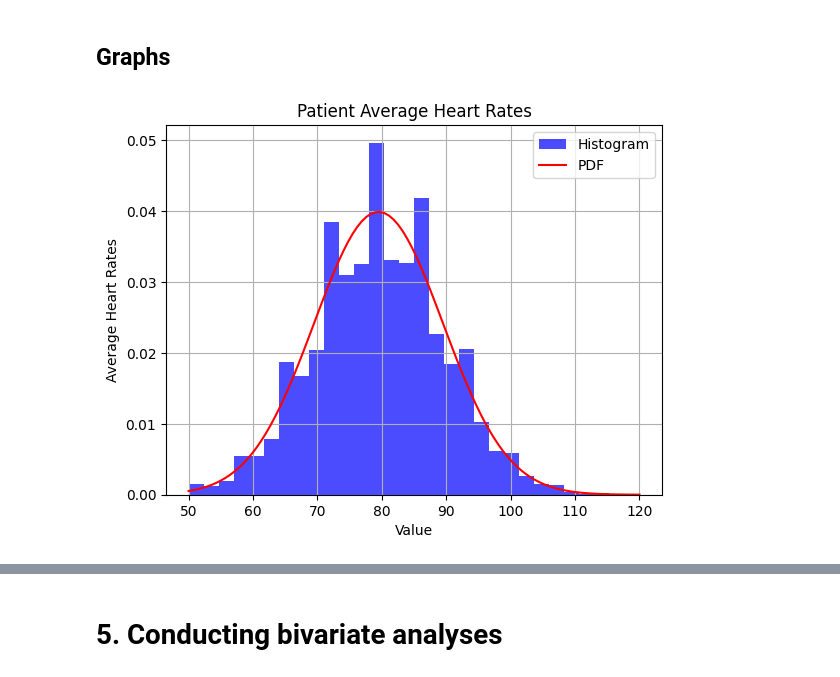
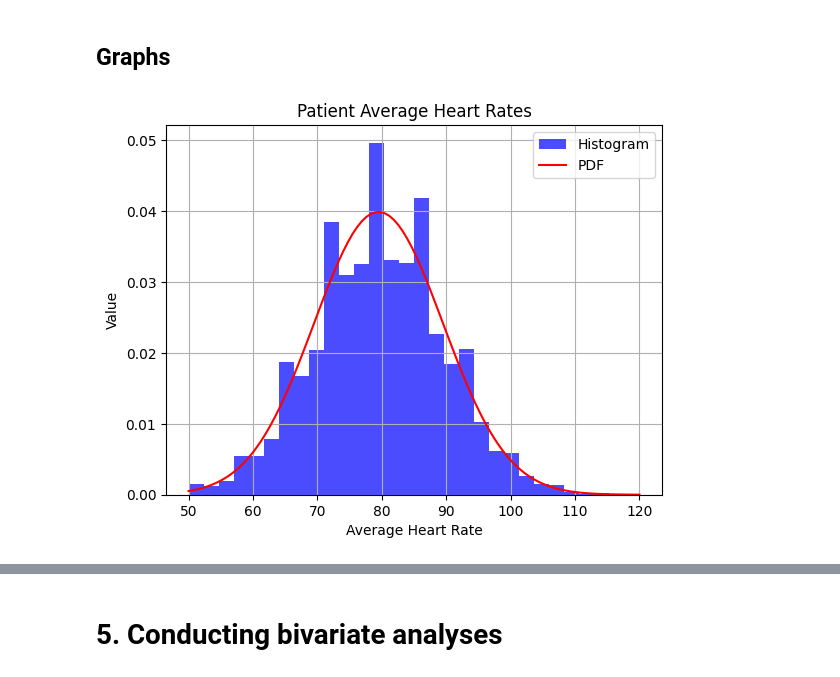
Before and after one commit to Beczheng/datasci_3_eda, a Jupyter notebook: HHA_507_HW_3.ipynb, the cells around one changed output, grey strips where cells are left out. Cells and saved outputs as stored; diff of their text form; code cells hidden in the pictures.

```diff
--- a/HHA_507_HW_3.ipynb
+++ b/HHA_507_HW_3.ipynb
@@ -327,30 +326,30 @@ IQR for average blood pressure: 21.0
 # %%
 # Visualizing average heart rate through a histogram
 
 # Normal distribution
 
 mean = 79.48783074690186
 std_dev = 10.003078
 num_samples = 1000
 
 # Creating a histogram
 
 plt.hist(df6['average_hr'], bins=30, density=True, alpha=0.7, color='blue', label='Histogram')
 
 # Create a probability density function (PDF) curve
 
 x = np.linspace(min(df6['average_hr']), max(df6['average_hr']), 100)
 pdf = (1/(std_dev * np.sqrt(2*np.pi))) * np.exp(-(x - mean)**2 / (2*std_dev**2))
 plt.plot(x, pdf, color='red', label='PDF')
 
 plt.title('Patient Average Heart Rates')
-plt.xlabel('Value')
-plt.ylabel('Average Heart Rates')
+plt.xlabel('Average Heart Rate')
+plt.ylabel('Value')
 plt.legend()
 plt.grid(True)
 plt.show()
 # %% [output]
-[figure, old version]
+[figure, new version]
 # %%
 # Visualizing average blood pressure through a histogram
 
```
Also changed, not shown: parts of 3 cells of this notebook.
